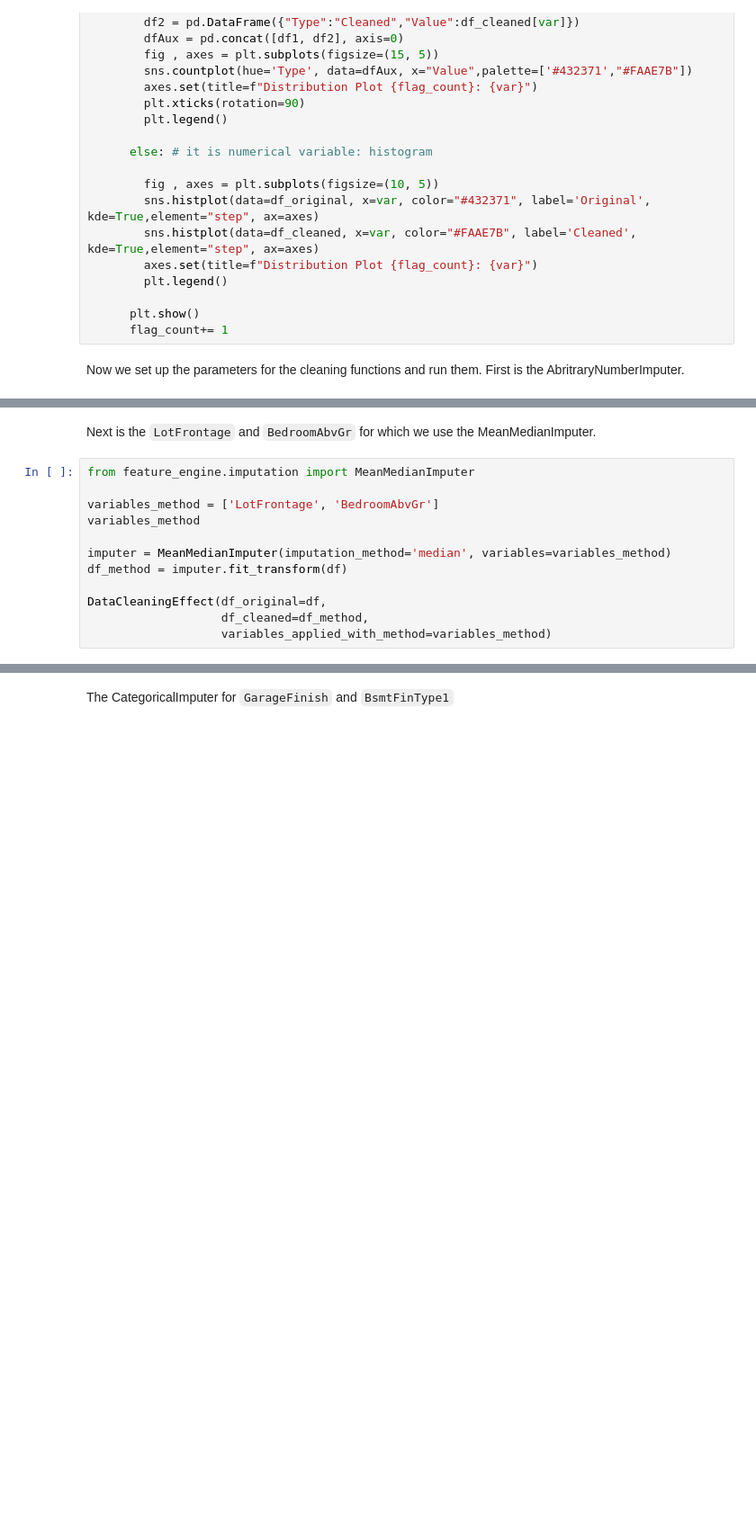
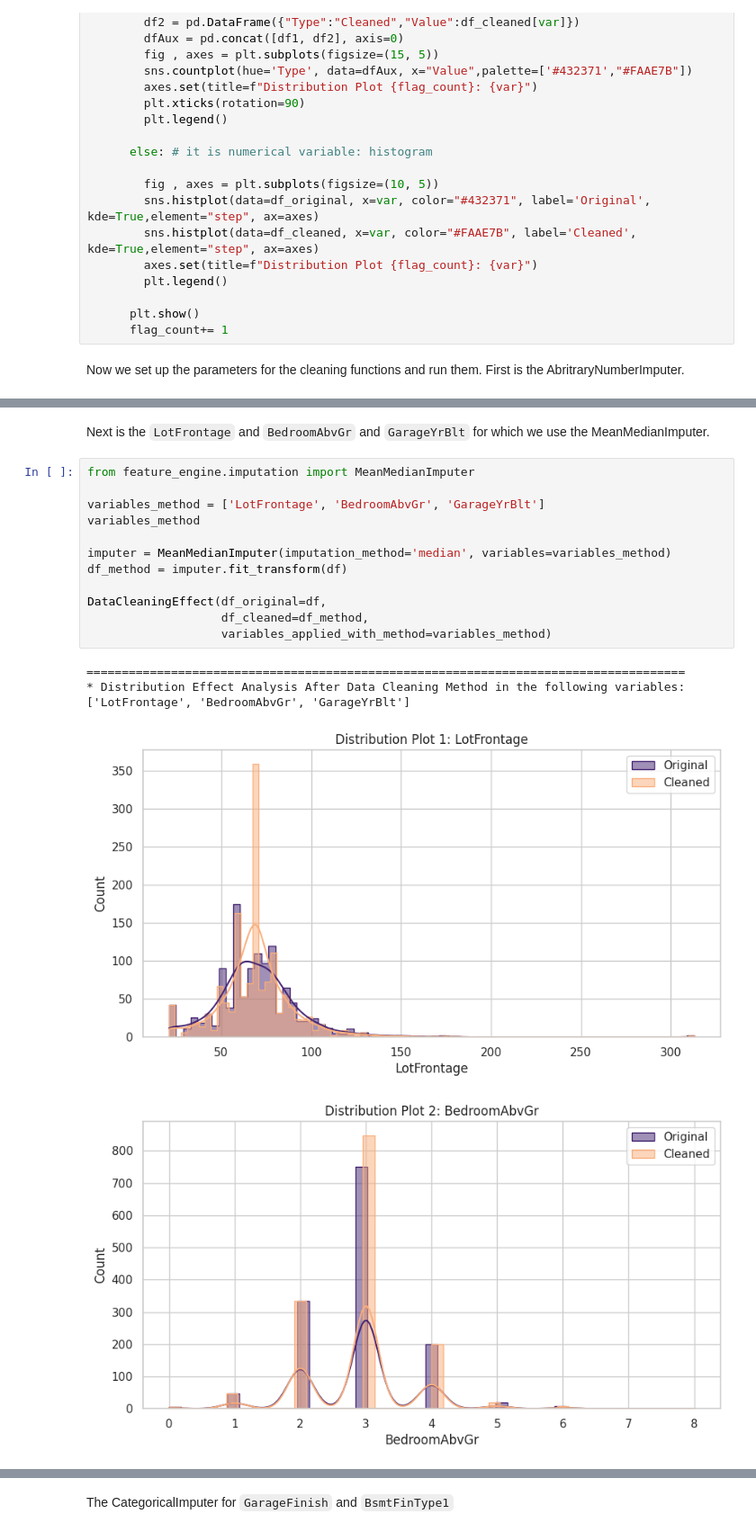
Before and after one commit to Samuel-Dainton/Heritage-Housing-Issues-P5, a Jupyter notebook: jupyter_notebooks/03 - Data Cleaning.ipynb, the cells around one changed output, grey strips where cells are left out. Shown at 90% size. Drawn from its saved outputs; the diff is of its cells as text; blank space fills up the shorter version.

Commit message:
Notebook 03 - Added GarageYrBlt to MeanMedianImputer. Notebook 04 - Added Winsoriser to replace OutlierTrimmer. Added supporting notes and reasoning for both. Updated conclusions for both.

```diff
--- a/jupyter_notebooks/03 - Data Cleaning.ipynb
+++ b/jupyter_notebooks/03 - Data Cleaning.ipynb
@@ -265,14 +359,20 @@ DataCleaningEffect(df_original=df,
 # %% [markdown]
-Next is the `LotFrontage` and `BedroomAbvGr` for which we use the MeanMedianImputer.
+Next is the `LotFrontage` and `BedroomAbvGr` and `GarageYrBlt` for which we use the MeanMedianImputer.
 # %%
 from feature_engine.imputation import MeanMedianImputer
 
-variables_method = ['LotFrontage', 'BedroomAbvGr']
+variables_method = ['LotFrontage', 'BedroomAbvGr', 'GarageYrBlt']
 variables_method
 
 imputer = MeanMedianImputer(imputation_method='median', variables=variables_method)
 df_method = imputer.fit_transform(df)
 
 DataCleaningEffect(df_original=df,
                    df_cleaned=df_method,
                    variables_applied_with_method=variables_method)
+# %% [output]
+=====================================================================================
+* Distribution Effect Analysis After Data Cleaning Method in the following variables:
+['LotFrontage', 'BedroomAbvGr', 'GarageYrBlt']
+[figure, added]
+[figure, added]
```
Also changed, not shown: parts of 22 cells of this notebook, 2 other files.
